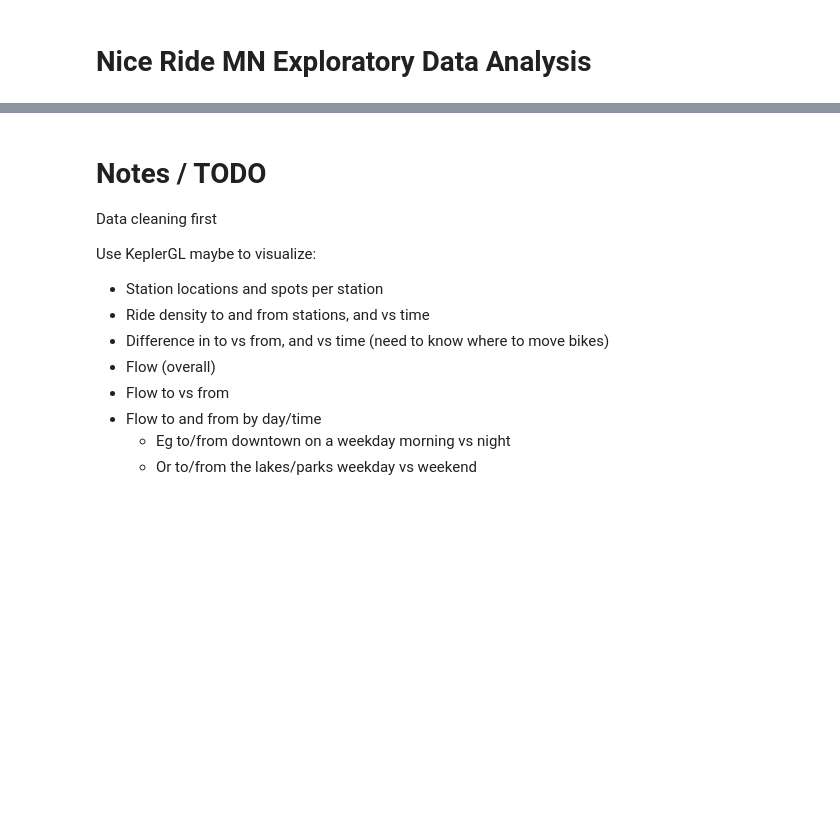
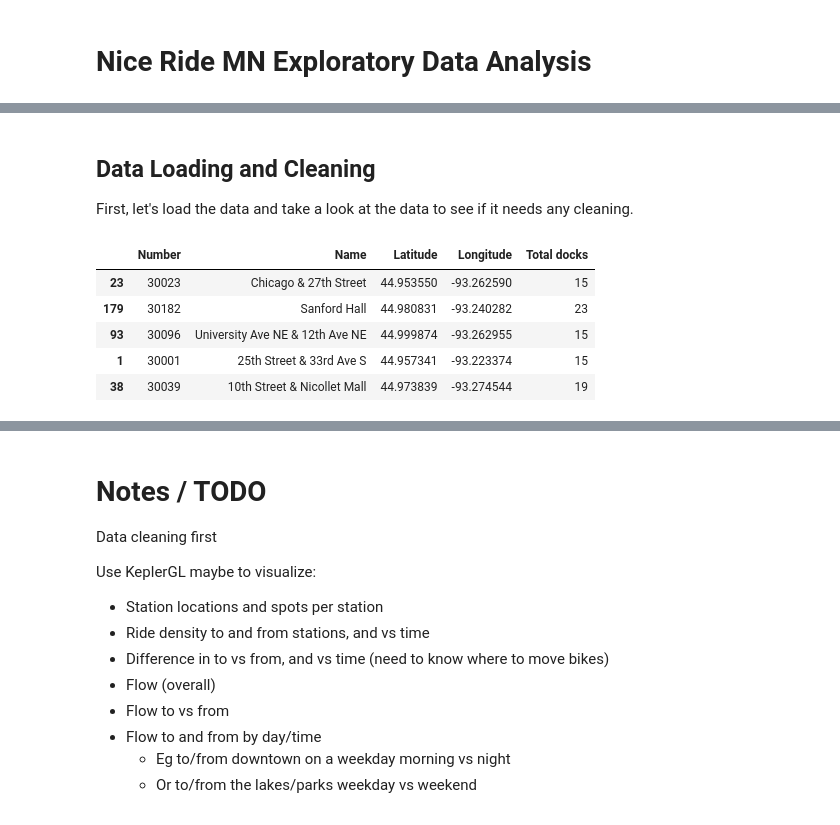
Before and after one commit to brendanhasz/nice-ride, a Jupyter notebook: Nice_Ride_EDA.ipynb, the cells around one changed output, grey strips where cells are left out. Drawn from its saved outputs; the diff is of its cells as text; code cells hidden in the pictures; blank space fills up the shorter version.

```diff
--- a/Nice_Ride_EDA.ipynb
+++ b/Nice_Ride_EDA.ipynb
@@ -199,0 +24,4 @@ Name: Account type, dtype: int64
+# %% [markdown]
+## Data Loading and Cleaning
+
+First, let's load the data and take a look at the data to see if it needs any cleaning.
@@ -199,0 +32,10 @@ Name: Account type, dtype: int64
+# %%
+# Show some of the stations data
+stations.sample(n=5)
+# %% [output]
+|  | Number | Name | Latitude | Longitude | Total docks |
+| 23 | 30023 | Chicago & 27th Street | 44.953550 | -93.262590 | 15 |
+| 179 | 30182 | Sanford Hall | 44.980831 | -93.240282 | 23 |
+| 93 | 30096 | University Ave NE & 12th Ave NE | 44.999874 | -93.262955 | 15 |
+| 1 | 30001 | 25th Street & 33rd Ave S | 44.957341 | -93.223374 | 15 |
+| 38 | 30039 | 10th Street & Nicollet Mall | 44.973839 | -93.274544 | 19 |
```
Also changed, not shown: parts of 35 cells of this notebook.
